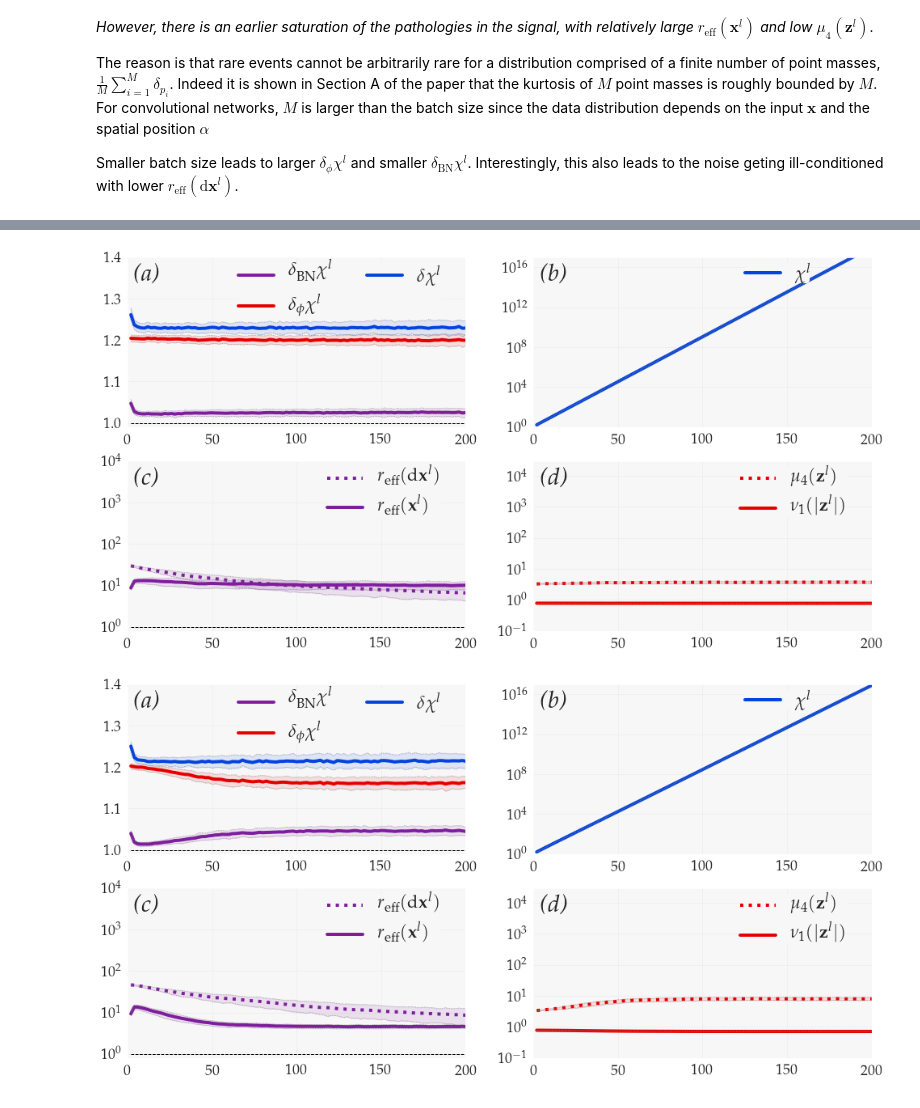
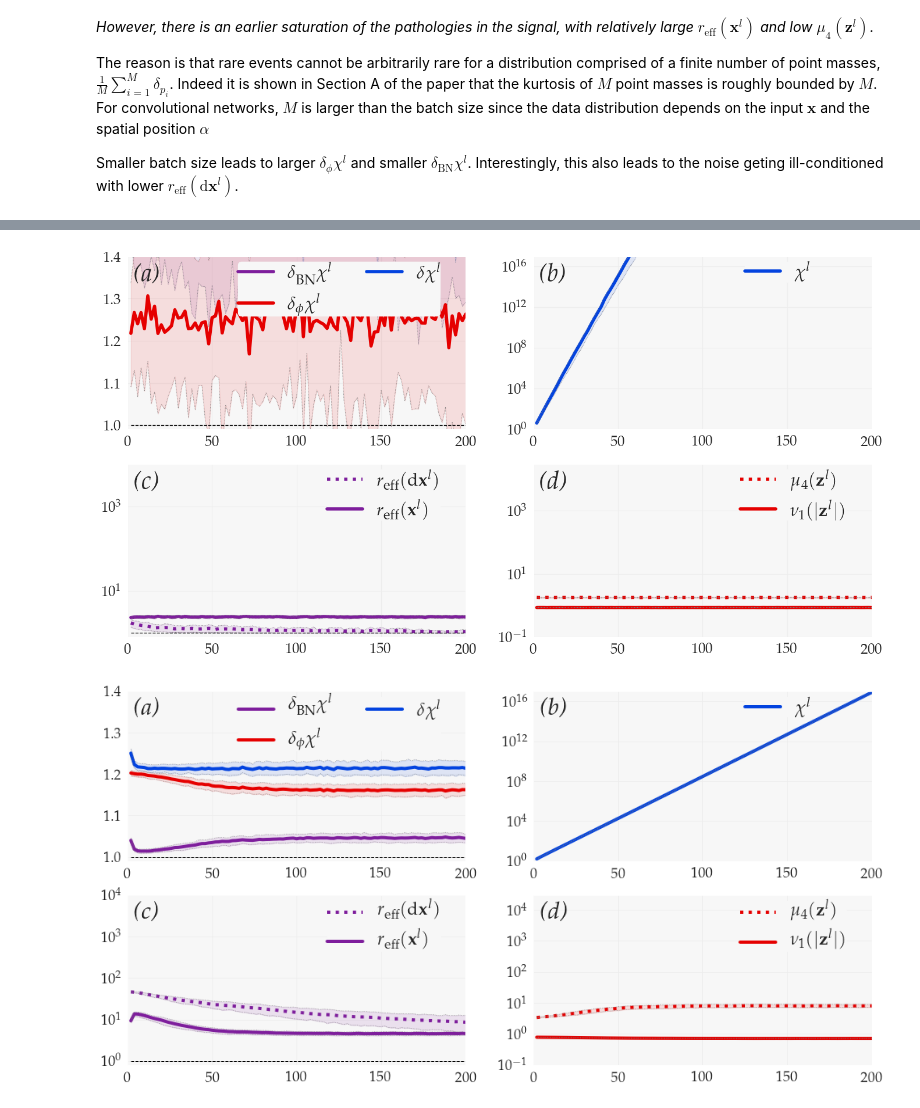
Before and after one commit to alabatie/moments-dnns, a Jupyter notebook: notebooks/Complements on fully-connected networks.ipynb, the cells around one changed output, grey strips where cells are left out. Cells and saved outputs as stored; diff of their text form; code cells hidden in the pictures.

```diff
--- a/notebooks/Complements on fully-connected networks.ipynb
+++ b/notebooks/Complements on fully-connected networks.ipynb
@@ -96,12 +147,12 @@ prune_experiment(type_plot='bn_ff', name_experiment='bn_ff_fc_512')
 # %%
 from moments_dnns.manage_experiments import load_experiment
 from moments_dnns.plots import plot_bn_ff
 %matplotlib inline
 
-moments_bn_ff = load_experiment('bn_ff_fc_64')
+moments_bn_ff = load_experiment('test_64')
 plot_bn_ff(moments_bn_ff, use_tex=True, name_fig=None)
 # %% [output]
-[figure, old version]
+[figure, new version]
 # %%
 from moments_dnns.manage_experiments import load_experiment
 from moments_dnns.plots import plot_bn_ff
```
Also changed, not shown: parts of 8 cells of this notebook, 11 other files.
